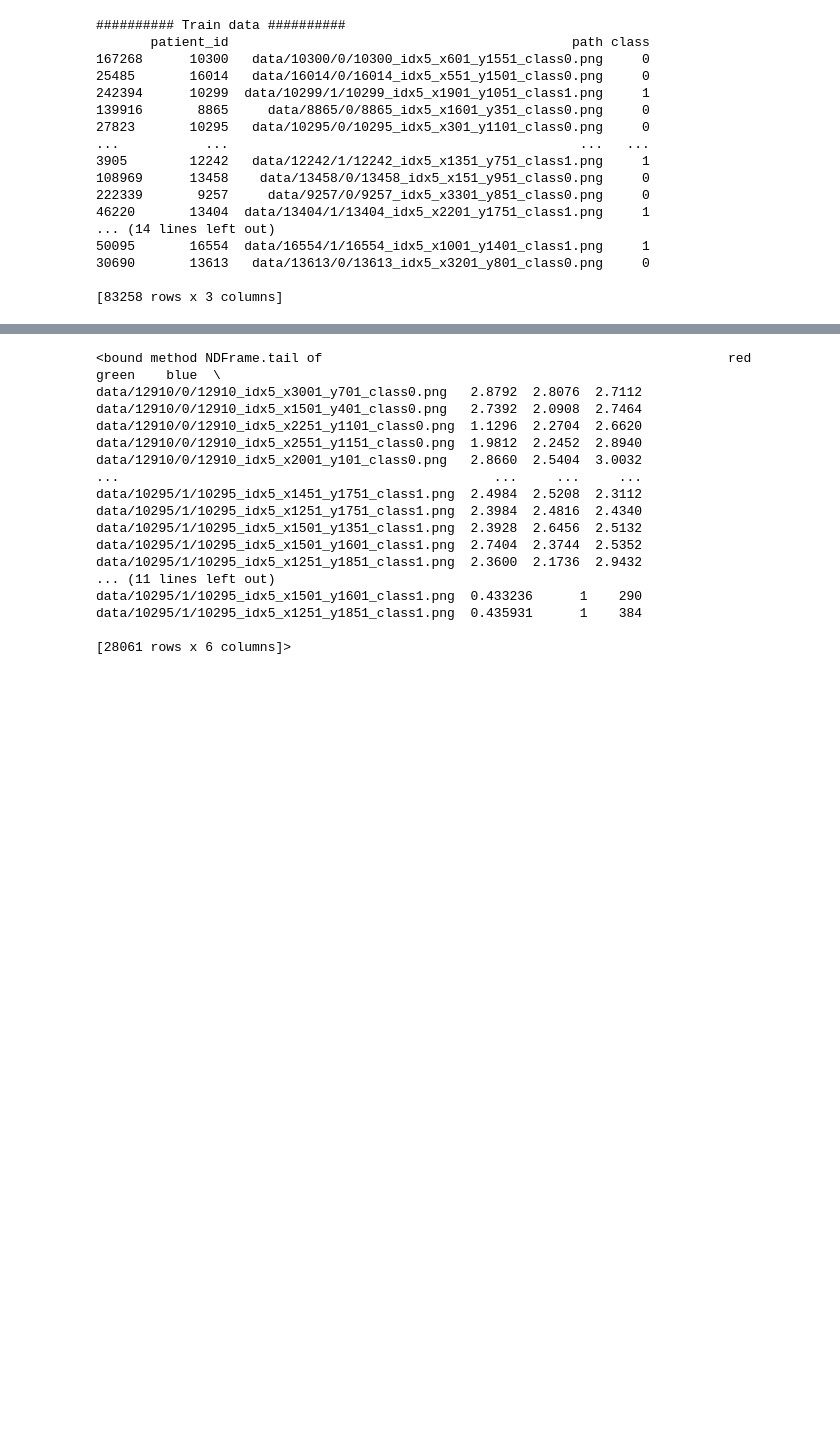
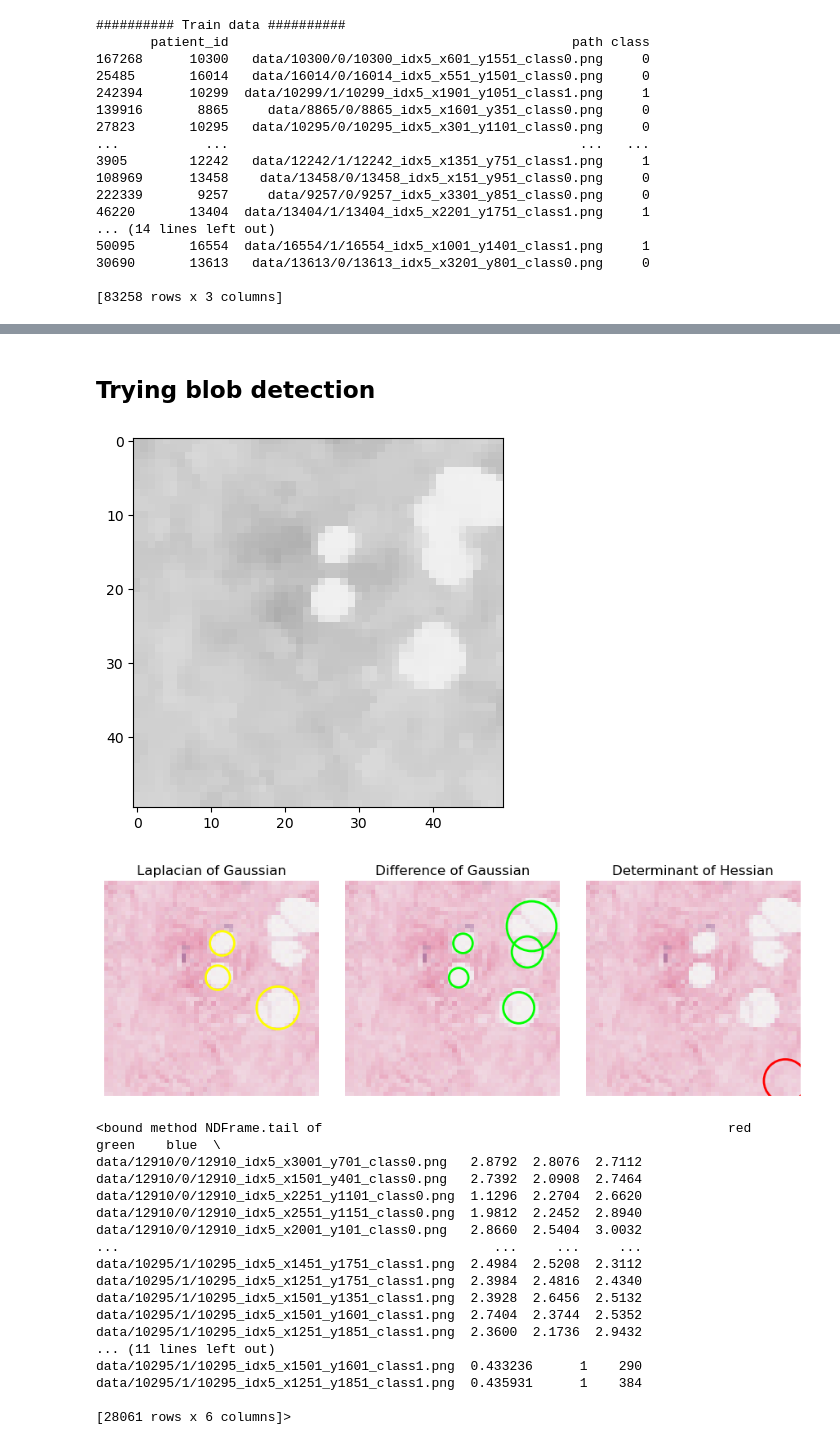
Before and after one commit to fredrikSveen/MALIS_project, a Jupyter notebook: DF_creation.ipynb, the cells around one changed output, grey strips where cells are left out. Saved outputs shown, nothing was run; the diff lists cells and outputs as text; code cells hidden in the pictures; blank space fills up the shorter version.

Commit message:
Cleaned up the extraction code and started blob detection

```diff
--- a/DF_creation.ipynb
+++ b/DF_creation.ipynb
@@ -210,3 +160,46 @@ Patients in DF: {'10276', '15473', '13694', '9174', '10262', '12932', '12909', '
+# %% [markdown]
+## Trying blob detection
+# %%
+img = io.imread(data.loc[1000,'path'])
+gray = cv2.cvtColor(img, cv2.COLOR_BGR2GRAY)
+
+image_gray = cv2.medianBlur(gray, 3)
+plt.imshow(cv2.cvtColor(image_gray, cv2.COLOR_BGR2RGB))
+plt.show()
+
+blobs_log = blob_log(image_gray, min_sigma=2, max_sigma=8, num_sigma=5, threshold=.08)
+
+# Compute radii in the 3rd column.
+blobs_log[:, 2] = blobs_log[:, 2] * np.sqrt(2)
+
+blobs_dog = blob_dog(image_gray, max_sigma=30, threshold=.05)
+blobs_dog[:, 2] = blobs_dog[:, 2] * np.sqrt(2)
+
+blobs_doh = blob_doh(image_gray, max_sigma=5, threshold=.01)
+
+blobs_list = [blobs_log, blobs_dog, blobs_doh]
+colors = ['yellow', 'lime', 'red']
+titles = ['Laplacian of Gaussian', 'Difference of Gaussian',
+          'Determinant of Hessian']
+sequence = zip(blobs_list, colors, titles)
+
+fig, axes = plt.subplots(1, 3, figsize=(9, 3), sharex=True, sharey=True)
+ax = axes.ravel()
+
+for idx, (blobs, color, title) in enumerate(sequence):
+    ax[idx].set_title(title)
+    ax[idx].imshow(img)
+    for blob in blobs:
+        y, x, r = blob
+        c = plt.Circle((x, y), r, color=color, linewidth=2, fill=False)
+        ax[idx].add_patch(c)
+    ax[idx].set_axis_off()
+
+plt.tight_layout()
+plt.show()
+# %% [output]
+[figure, added]
+[figure, added]
 # %%
 #Export dataframe to JSON file
 parameters_df.to_json(r'parameters_df.json', orient='index')
```
Also changed, not shown: parts of 8 cells of this notebook.
